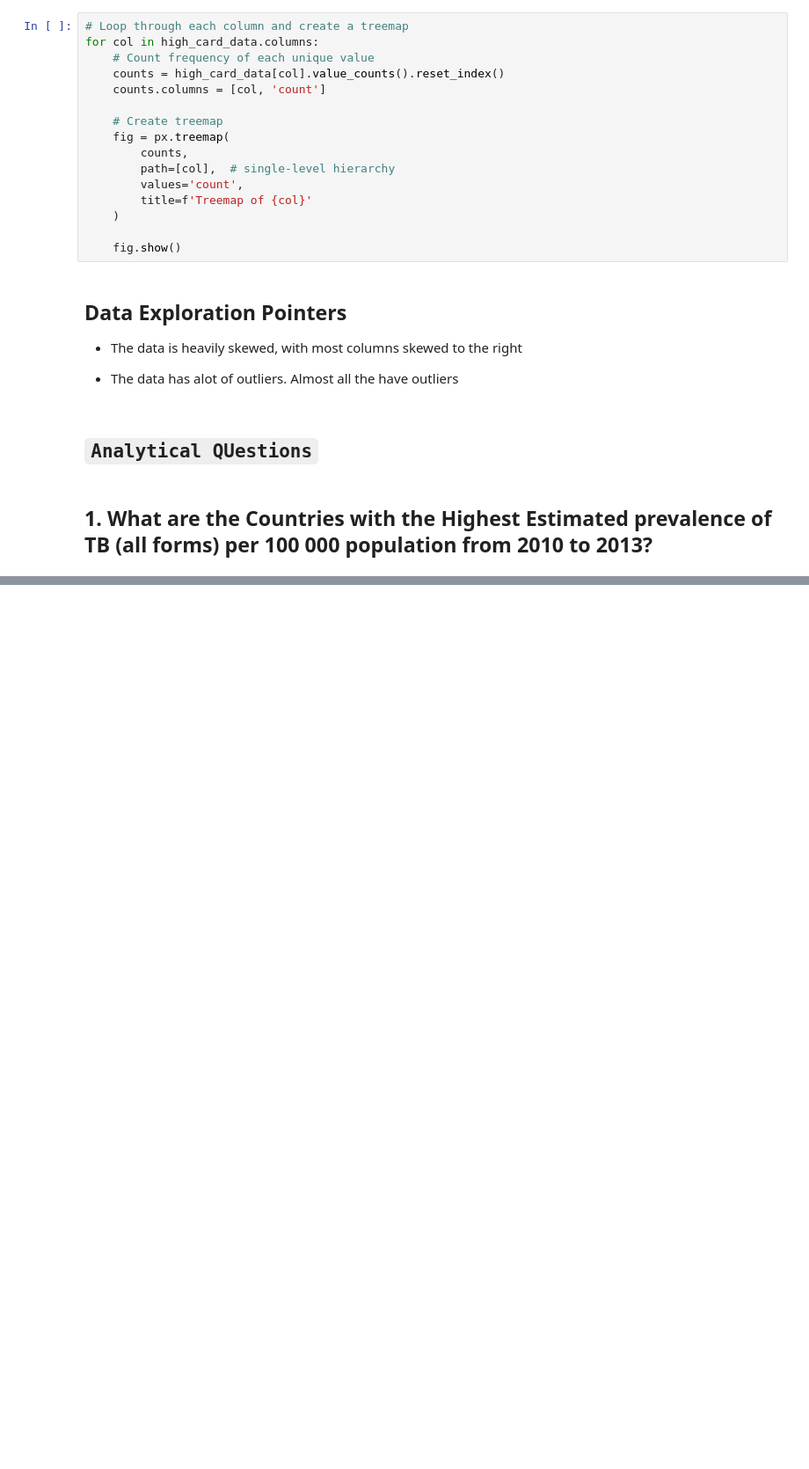
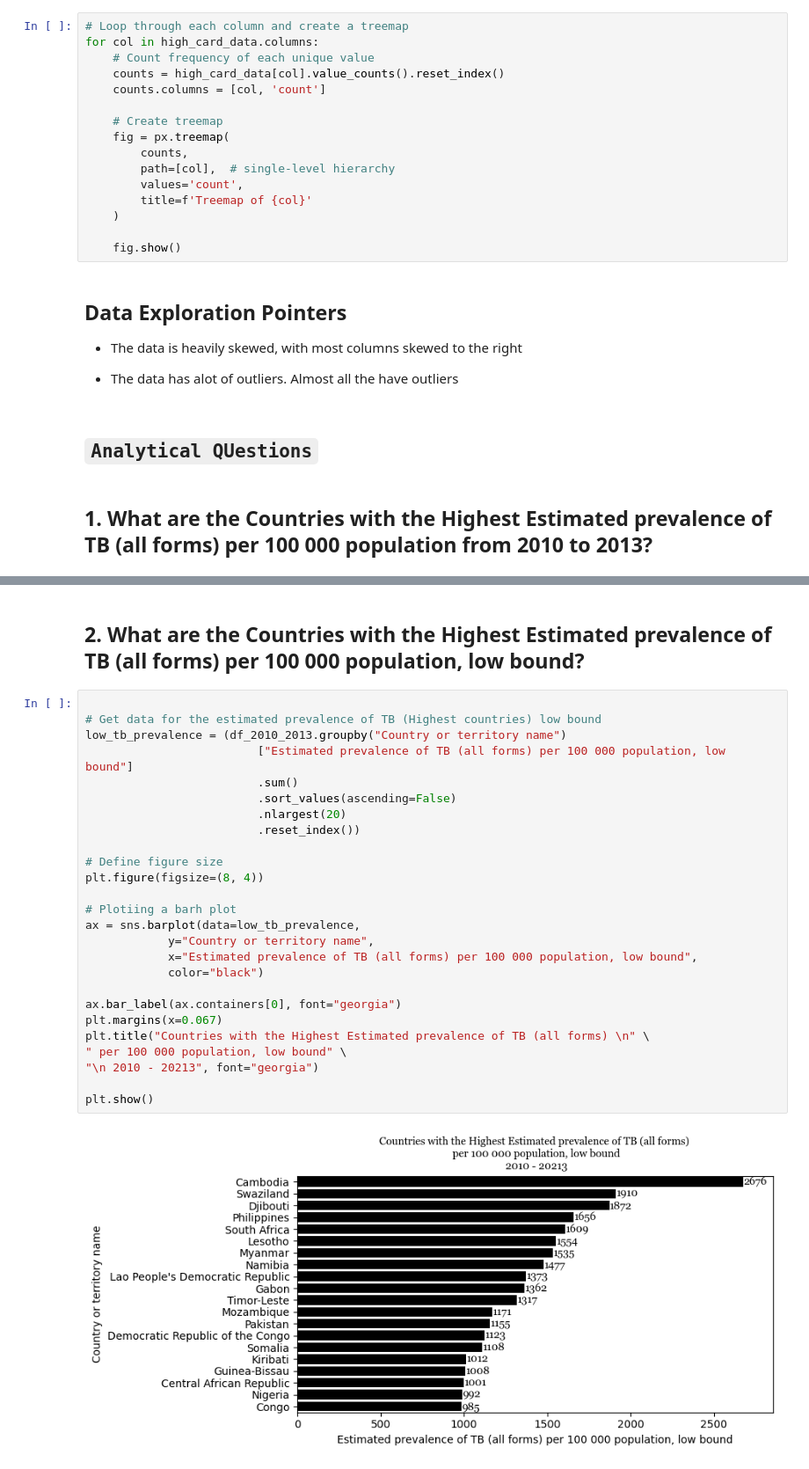
Before and after one commit to murithidenisgitobu/TB-BURDEN-IN-THE-WORLD, a Jupyter notebook: Notebook/TB.ipynb, the cells around one changed output, grey strips where cells are left out. Shown at 88% size. Cells and saved outputs as stored; diff of their text form; blank space fills up the shorter version.

```diff
--- a/Notebook/TB.ipynb
+++ b/Notebook/TB.ipynb
@@ -315,0 +320,30 @@ plt.show(
+# %% [markdown]
+## 2. **What are the Countries with the Highest Estimated prevalence of TB (all forms) per 100 000 population, low bound?**
+# %%
+
+# Get data for the estimated prevalence of TB (Highest countries) low bound
+low_tb_prevalence = (df_2010_2013.groupby("Country or territory name")
+                         ["Estimated prevalence of TB (all forms) per 100 000 population, low bound"]
+                         .sum()
+                         .sort_values(ascending=False)
+                         .nlargest(20)
+                         .reset_index())
+
+# Define figure size
+plt.figure(figsize=(8, 4))
+
+# Plotiing a barh plot
+ax = sns.barplot(data=low_tb_prevalence,
+            y="Country or territory name",
+            x="Estimated prevalence of TB (all forms) per 100 000 population, low bound",
+            color="black")
+
+ax.bar_label(ax.containers[0], font="georgia")
+plt.margins(x=0.067)
+plt.title("Countries with the Highest Estimated prevalence of TB (all forms) \n" \
+" per 100 000 population, low bound" \
+"\n 2010 - 20213", font="georgia")
+
+plt.show()
+# %% [output]
+[figure, added]
```
Also changed, not shown: parts of 2 cells of this notebook.
